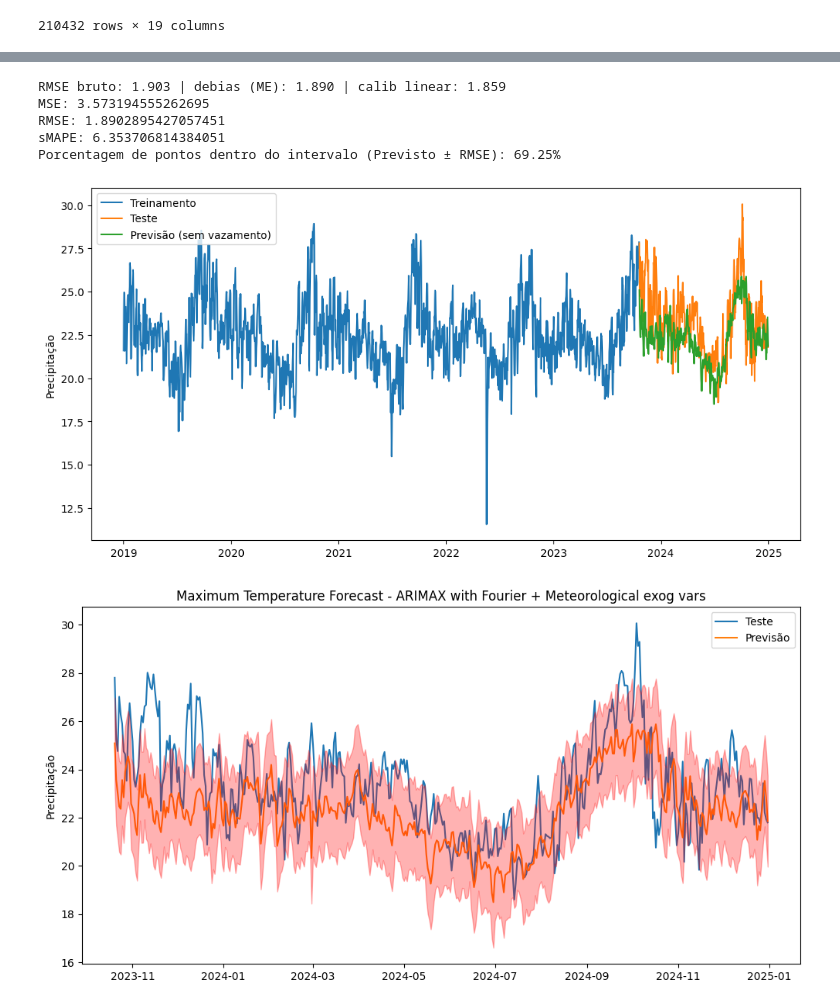
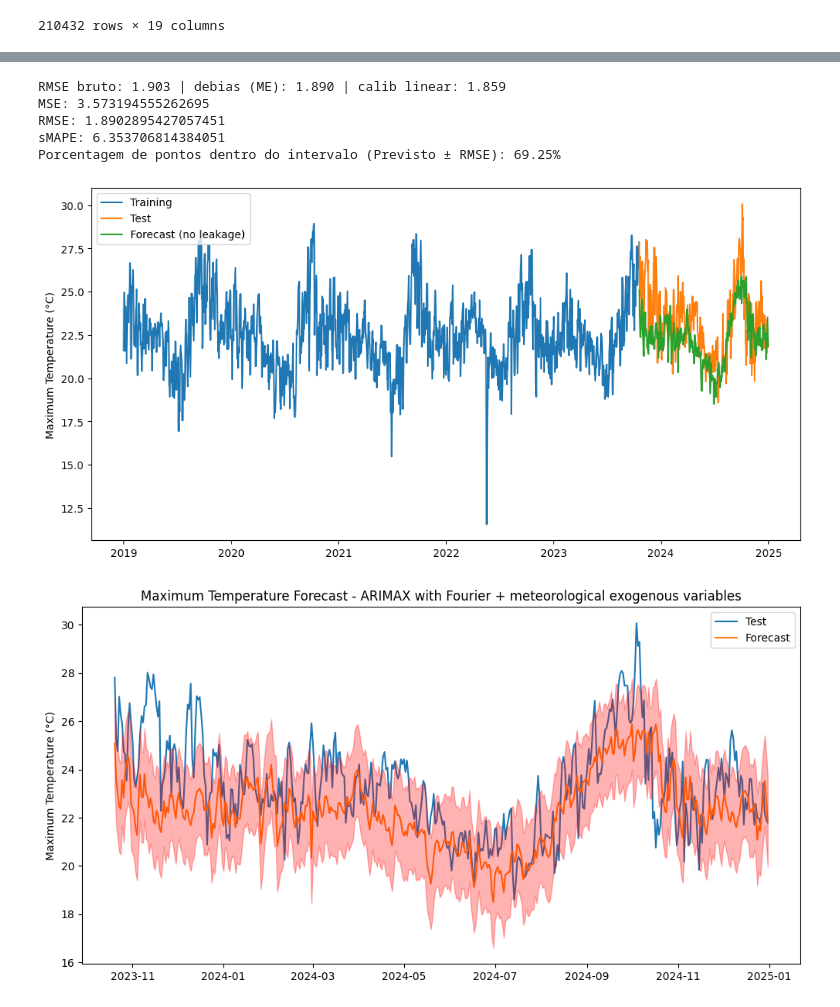
Before and after one commit to juliababa/TCC, a Jupyter notebook: src/forecast_other_variables_temp_max.ipynb, the cells around one changed output, grey strips where cells are left out. Saved outputs shown, nothing was run; the diff lists cells and outputs as text; code cells hidden in the pictures.

```diff
--- a/src/forecast_other_variables_temp_max.ipynb
+++ b/src/forecast_other_variables_temp_max.ipynb
@@ -618,15 +618,15 @@ except Exception:
     hb = ax.hexbin(y_pred, y_true, gridsize=35,
                    extent=[vmin, vmax, vmin, vmax],
                    cmap="viridis", mincnt=1)
-    fig.colorbar(hb, ax=ax, label="Densidade")
+    fig.colorbar(hb, ax=ax, label="Density")
 
 ax.plot([vmin, vmax], [vmin, vmax], 'k-', lw=2)
 
 ax.set_xlim(vmin, vmax)
 ax.set_ylim(vmin, vmax)
-ax.set_xlabel("Precipitação Prevista (°C)")
-ax.set_ylabel("Precipitação Observada (°C)")
-ax.set_title("Gráfico de dispersão – ARIMAX com regressoras Fourier")  # troque pelo nome da estação se quiser
+ax.set_xlabel("Forecast Maximum Temperature (°C)")
+ax.set_ylabel("Observed Maximum Temperature (°C)")
+ax.set_title("Scatter Plot – ARIMAX with Fourier regressors")  # troque pelo nome da estação se quiser
 ax.text(0.97, 0.05, f"RMSE: {rmse:.2f} °C",
         ha="right", va="bottom", transform=ax.transAxes)
 
@@ -674,8 +674,8 @@ def clean_data(dataframe):
 
     df_sorted = df_cleaned.sort_values(by='Data', ascending=True)
     df_sorted.set_index('Data', inplace=True)
-    df_avarage_precipitation_by_day = df_sorted.resample("D").mean()
-    df_not_null_values_day = df_avarage_precipitation_by_day.ffill()
+    df_avarage_maximum_temperature_by_day = df_sorted.resample("D").mean()
+    df_not_null_values_day = df_avarage_maximum_temperature_by_day.ffill()
 
     return df_not_null_values_day
 
@@ -715,8 +715,8 @@ def get_forecast_test_graph(df_test, forecast, forecast_parameter, ax):
 
     ax.text(0.95, 0.05, f'RMSE: {rmse:.2f} °C', ha='right', va='bottom', transform=ax.transAxes, fontsize=10)
 
-    ax.set_ylabel('Precipitação Observada (°C)')
-    ax.set_xlabel('Precipitação Prevista (°C)')
+    ax.set_ylabel('Observed Maximum Temperature (°C)')
+    ax.set_xlabel('Forecast Maximum Temperature (°C)')
 
 def arima_forecast_with_fourier_terms_exog(df_training, df_test, forecast_parameter, title, lag_days=365):
     n = len(df_training[forecast_parameter])
@@ -811,10 +811,10 @@ def arima_forecast_with_fourier_terms_exog(df_training, df_test, forecast_parame
 
     # Plot dos resultados
     plt.figure(figsize=(12, 6))
-    plt.plot(df_training.index, df_training[forecast_parameter], label='Treinamento')
-    plt.plot(df_test.index, df_test[forecast_parameter], label='Teste')
-    plt.plot(df_test.index, forecast_corrected, label='Previsão (sem vazamento)')
-    plt.ylabel('Precipitação')
+    plt.plot(df_training.index, df_training[forecast_parameter], label='Training')
+    plt.plot(df_test.index, df_test[forecast_parameter], label='Test')
+    plt.plot(df_test.index, forecast_corrected, label='Forecast (no leakage)')
+    plt.ylabel('Maximum Temperature (°C)')
     plt.legend(loc='upper left')
 
 
@@ -835,12 +835,12 @@ def arima_forecast_with_fourier_terms_exog(df_training, df_test, forecast_parame
     print(f"Porcentagem de pontos dentro do intervalo (Previsto ± RMSE): {within_range:.2f}%")
 
     plt.figure(figsize=(12,6))
-    plt.plot(df_test.index, df_test[forecast_parameter], label='Teste')
-    plt.plot(df_test.index, forecast_corrected, label='Previsão')
-    plt.ylabel('Precipitação')
+    plt.plot(df_test.index, df_test[forecast_parameter], label='Test')
+    plt.plot(df_test.index, forecast_corrected, label='Forecast')
+    plt.ylabel('Maximum Temperature (°C)')
     plt.legend(loc='upper left')
-    #plt.title(f"Previsão Precipitação - ARIMAX com regressoras Fourier + meteorológicas")
-    plt.title(f"Maximum Temperature Forecast - ARIMAX with Fourier + Meteorological exog vars")
+    #plt.title(f"Maximum Temperature Forecast - ARIMAX with Fourier + meteorological regressors")
+    plt.title(f"Maximum Temperature Forecast - ARIMAX with Fourier + meteorological exogenous variables")
 
     plt.legend()
     plt.fill_between(df_test.index, (forecast_corrected-rmse), (forecast_corrected+rmse), alpha=.3, color='r', zorder=20)
@@ -856,36 +856,36 @@ def debias_with_calibration(model_fit, df_training, forecast_parameter, X_train_
         start=df_training.index[start],
         end=df_training.index[-1],
         exog=X_train_final[start:]
     ).predicted_mean
     y_cal = df_training[forecast_parameter].iloc[start:]
 
     # medir viés (ME) e corrigir por deslocamento
     ME = (y_cal - pred_cal).mean()
     forecast_bias_fixed = forecast_vals + ME
 
     # correção linear (intercepto + inclinação)
     X = sm.add_constant(pred_cal.values)
     a, b = sm.OLS(y_cal.values, X).fit().params
     forecast_linear_cal = a + b * forecast_vals
 
     return {
         "ME": ME,
         "forecast_bias_fixed": forecast_bias_fixed,
         "a": a, "b": b,
         "forecast_linear_cal": forecast_linear_cal
     }
 
 forecast_parameter = 'TEMPERATURA MÁXIMA NA HORA ANT. (AUT) (°C)'
 
-forecast = arima_forecast_with_fourier_terms_exog(df_training, df_test, forecast_parameter, f'Previsão da Precipitação - ARIMAX com regressoras Fourier + meteorológicas')
+forecast = arima_forecast_with_fourier_terms_exog(df_training, df_test, forecast_parameter, f'Maximum Temperature Forecast - ARIMAX with Fourier + meteorological regressors')
 # %% [output]
 RMSE bruto: 1.903 | debias (ME): 1.890 | calib linear: 1.859
 MSE: 3.573194555262695
 RMSE: 1.8902895427057451
 sMAPE: 6.353706814384051
 Porcentagem de pontos dentro do intervalo (Previsto ± RMSE): 69.25%
-[figure, old version]
+[figure, new version]
-[figure, old version]
+[figure, new version]
 # %%
 import matplotlib.pyplot as plt
 from statsmodels.tsa.arima.model import ARIMA
```
Also changed, not shown: parts of 11 cells of this notebook, 20 other files.
